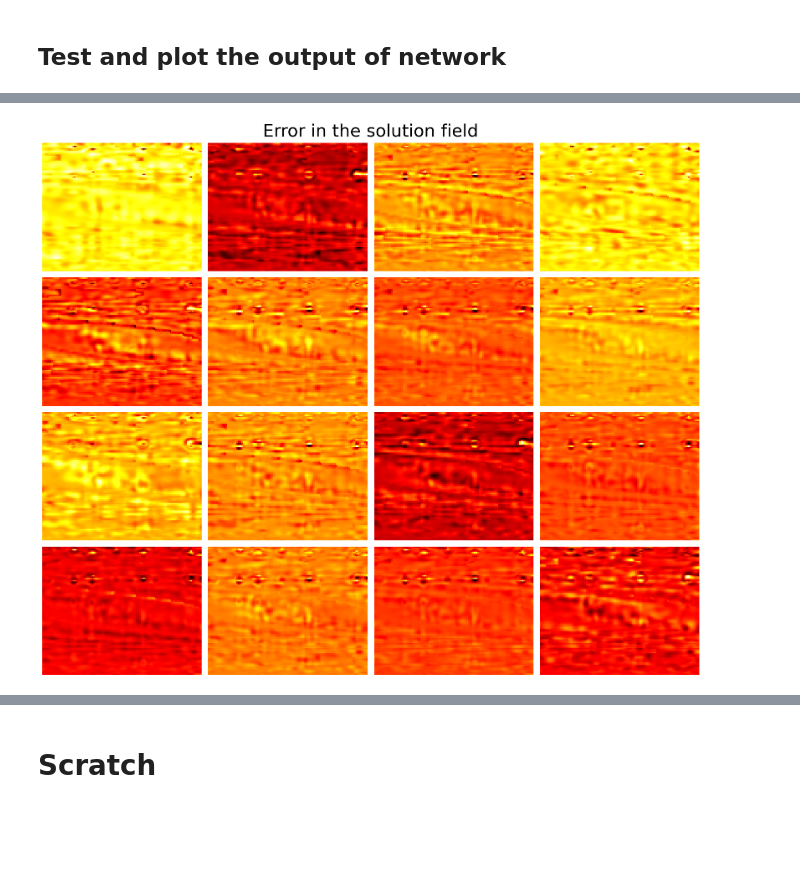
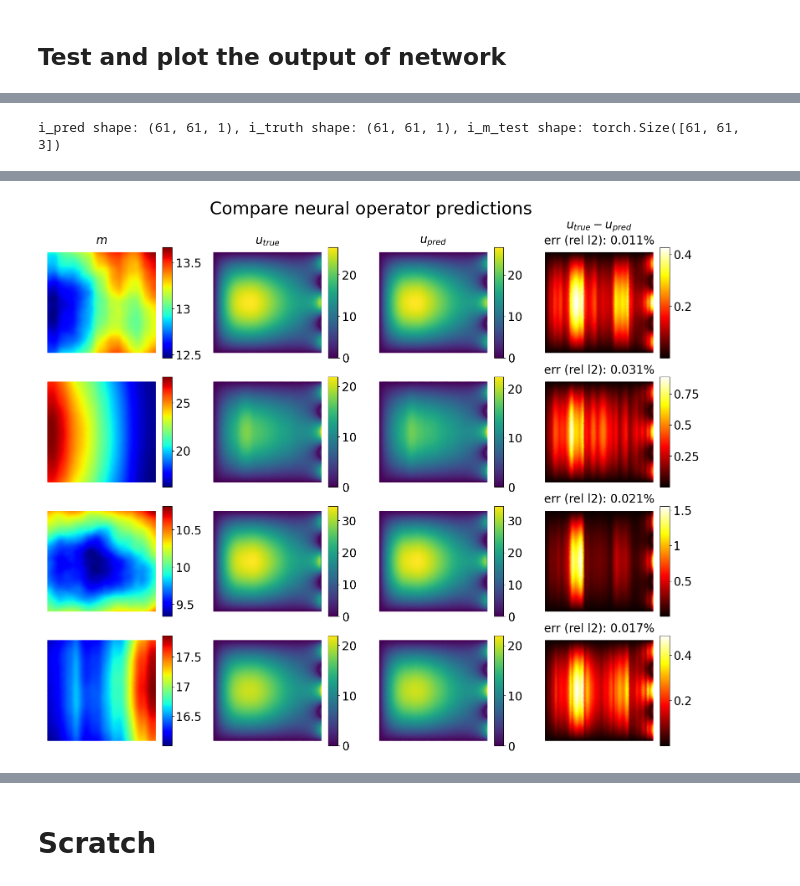
Before and after one commit to CEADpx/neural_operators, a Jupyter notebook: problems/poisson/FNO/method2-with-in-built-functions.ipynb, the cells around one changed output, grey strips where cells are left out. Drawn from its saved outputs; the diff is of its cells as text; code cells hidden in the pictures; blank space fills up the shorter version.

Commit message:
modify neural operator implementation, added prior sampler, refined neural operators results, added bayesian inverse problem application

```diff
--- a/problems/poisson/FNO/method2-with-in-built-functions.ipynb
+++ b/problems/poisson/FNO/method2-with-in-built-functions.ipynb
@@ -381,8 +391,11 @@ Y_test: torch.Size([100, 100, 100, 1])
 ## Create model and train the network
 # %%
 num_layers = 2
-width = 16 # dimension of hidden output space
+width = 20 # dimension of hidden output space
 fourier_modes1 = 8
 fourier_modes2 = 8
 
 model = FNO2D(num_layers, width, fourier_modes1, fourier_modes2)
+
+trainable_params = sum(p.numel() for p in model.parameters() if p.requires_grad)
+print('Number of trainable parameters: {}'.format(trainable_params))
@@ -454,3 +462,11 @@ test_out shape: (100, 100, 1), test_pred shape: (100, 100, 1)
+# %%
+i_plot = 0
+i_pred = Y_test_pred[i_plot]
+i_truth = Y_test[i_plot]
+i_m_test = data.X_test[i_plot]
+print('i_pred shape: {}, i_truth shape: {}, i_m_test shape: {}'.format(i_pred.shape, i_truth.shape, i_m_test.shape))
+# %% [output]
+i_pred shape: (61, 61, 1), i_truth shape: (61, 61, 1), i_m_test shape: torch.Size([61, 61, 3])
 # %%
 rows, cols = 4, 4
 fs = 20
@@ -458,43 +474,62 @@ fig, axs = plt.subplots(rows, cols, figsize=(16, 13))
 
 decode = True
 
-Y_spatial_points = [data.grid_x_train[0], data.grid_y_train[0]]
+# row: m, u_true, u_pred, u_diff
+u_tags = [r'$m$', r'$u_{true}$', r'$u_{pred}$', r'$u_{true} - u_{pred}$']
+cmaps = ['jet', 'viridis', 'viridis', 'hot']
+
+grid_x, grid_y = data.grid_x_test[0], data.grid_y_test[0]
 
 # randomly choose rows number of samples
-i_choices = np.random.choice(num_test, rows*cols, replace=False)
+i_choices = np.random.choice(num_test, rows, replace=False)
 
 for i in range(rows):
+
+    i_plot = i_choices[i]
+
+    i_pred = Y_test_pred[i_plot][:, :, 0]
+    i_truth = Y_test[i_plot][:, :, 0]
+    i_m_test = data.X_test[i_plot][:, :, 0]
+    if decode:
+        i_pred = data.decoder_Y(i_pred)
+        i_truth = data.decoder_Y(i_truth)
+        i_m_test = data.decoder_X(i_m_test)
+
+    i_diff = i_pred - i_truth
+    i_diff_norm = np.linalg.norm(i_diff.flatten()) / np.linalg.norm(i_truth.flatten())
+    print('i_plot = {:5d}, error (rel l2): {:.3e}'.format(i_plot, i_diff_norm))
+
+    uvec = [i_m_test, i_truth, i_pred, i_diff]
+
     for j in range(cols):
-        i_plot = i_choices[i*cols + j]
 
-        i_pred = Y_test_pred[i_plot]
-        i_truth = Y_test[i_plot]
-        if decode:
-            i_pred = data.decoder_Y(i_pred)
-            i_truth = data.decoder_Y(i_truth)
+        cbar = field_plot_grid(axs[i,j], uvec[j], grid_x, grid_y, cmap = cmaps[j])
 
-        i_diff = i_pred - i_truth
-        i_diff_norm = np.linalg.norm(i_diff.flatten()) / np.linalg.norm(i_truth.flatten())
-        print('i_plot = {:5d}, error (rel l2): {:.3e}'.format(i_plot, i_diff_norm))
+        divider = make_axes_locatable(axs[i,j])
+        cax = divider.append_axes('right', size='8%', pad=0.03)
+        cax.tick_params(labelsize=fs)
 
-        nodes = Y_spatial_points
+        if j == 0 or j == cols - 1:
+            # format cbar ticks
+            kfmt = lambda x, pos: "{:g}".format(x)
 
-        axs[i,j].pcolor(nodes[0][:, :, 0], nodes[1][:, :, 0], i_diff[:,:,0], cmap='hot')
+            cbar = fig.colorbar(cbar, cax=cax, orientation='vertical', format = kfmt)
+        else:
+            cbar = fig.colorbar(cbar, cax=cax, orientation='vertical')
 
-        # cbar = field_plot_fenics(axs[i,j].reshape, i_diff, Vu, cmap = 'hot')
+        if i == 0 and j < cols - 1:
+            axs[i,j].set_title(u_tags[j], fontsize=fs)
 
-        # divider = make_axes_locatable(axs[i,j])
-        # cax = divider.append_axes('right', size='8%', pad=0.03)
-        # cax.tick_params(labelsize=fs)
-        # fig.colorbar(cbar, cax=cax, orientation='vertical')
-
-        # err_str = 'err (rel l2): {:.3f}%'.format(i_diff_norm)
-        # axs[i,j].set_title(err_str, fontsize=fs)
+        if j == cols - 1:
+            err_str = 'err (rel l2): {:.3f}%'.format(i_diff_norm)
+            if i == 0:
+                err_str = u_tags[j] + '\n' + err_str
+            axs[i,j].set_title(err_str, fontsize=fs)
 
         axs[i,j].axis('off')
 
 fig.tight_layout()
-fig.suptitle('Error in the solution field', fontsize=1.5*fs, y=1.025)
-fig.savefig(results_dir+'sample_error_plots.png',  bbox_inches='tight')
+fig.suptitle('Compare neural operator predictions', fontsize=1.5*fs, y=1.025)
+fig.savefig(results_dir+'neural_operator_prediction_comparison.png',  bbox_inches='tight')
 plt.show()
 # %% [output]
@@ -517 +540 @@ i_plot =    59, error (rel l2): 1.590e-02
-[figure, old version]
+[figure, new version]
```
Also changed, not shown: parts of 13 cells of this notebook, 41 other files.
